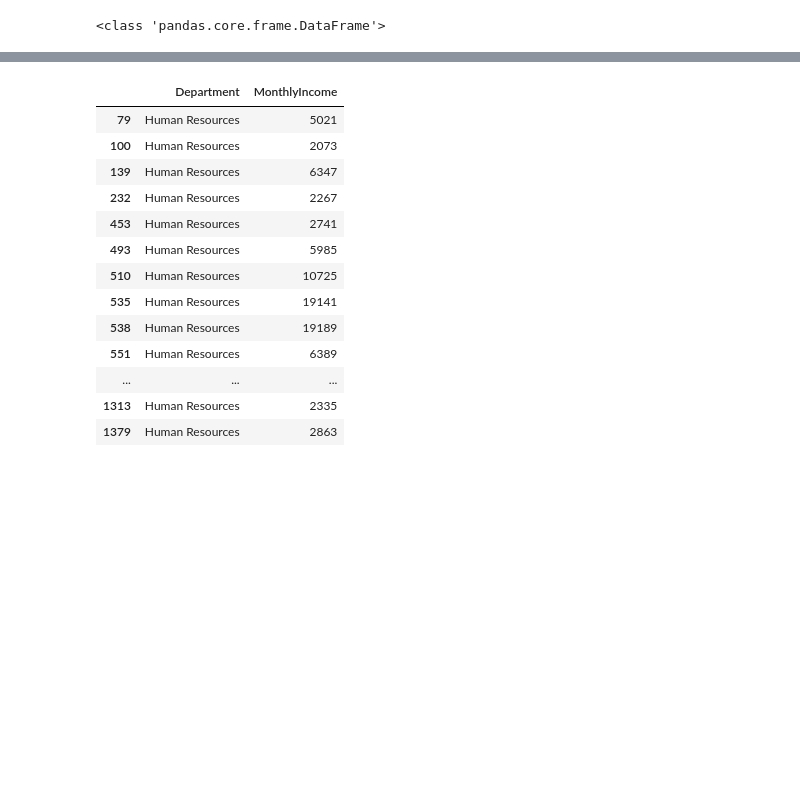
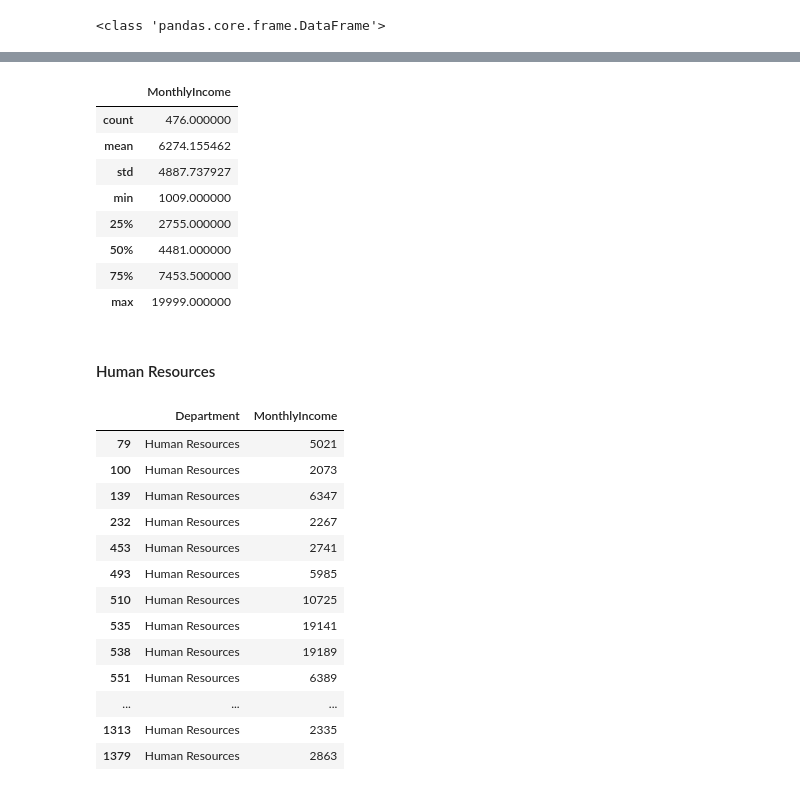
Before and after one commit to infoshareacademy/jdsz4-dept, a Jupyter notebook: projekt_python/ep_Python_pandas_analiza_bazy_MonthlyIncome_Department_JobRole.ipynb, the cells around one changed output, grey strips where cells are left out. Saved outputs shown, nothing was run; the diff lists cells and outputs as text; code cells hidden in the pictures; blank space fills up the shorter version.

```diff
--- a/projekt_python/ep_Python_pandas_analiza_bazy_MonthlyIncome_Department_JobRole.ipynb
+++ b/projekt_python/ep_Python_pandas_analiza_bazy_MonthlyIncome_Department_JobRole.ipynb
@@ -227,3 +158,17 @@ department_monthlyincome = data_frame[["Department", "MonthlyIncome"]]
+# %%
+department_monthlyincome[(data_frame["Department"] == 'Research & Development') & (data_frame["MonthlyIncome"])].describe()
+# %% [output]
+|  | MonthlyIncome |
+| count | 476.000000 |
+| mean | 6274.155462 |
+| std | 4887.737927 |
+| min | 1009.000000 |
+| 25% | 2755.000000 |
+| 50% | 4481.000000 |
+| 75% | 7453.500000 |
+| max | 19999.000000 |
+# %% [markdown]
+#### Human Resources
 # %%
 department_monthlyincome[(data_frame["Department"] == 'Human Resources') & (data_frame["MonthlyIncome"])]
 # %% [output]
```
Also changed, not shown: parts of 45 cells of this notebook.
